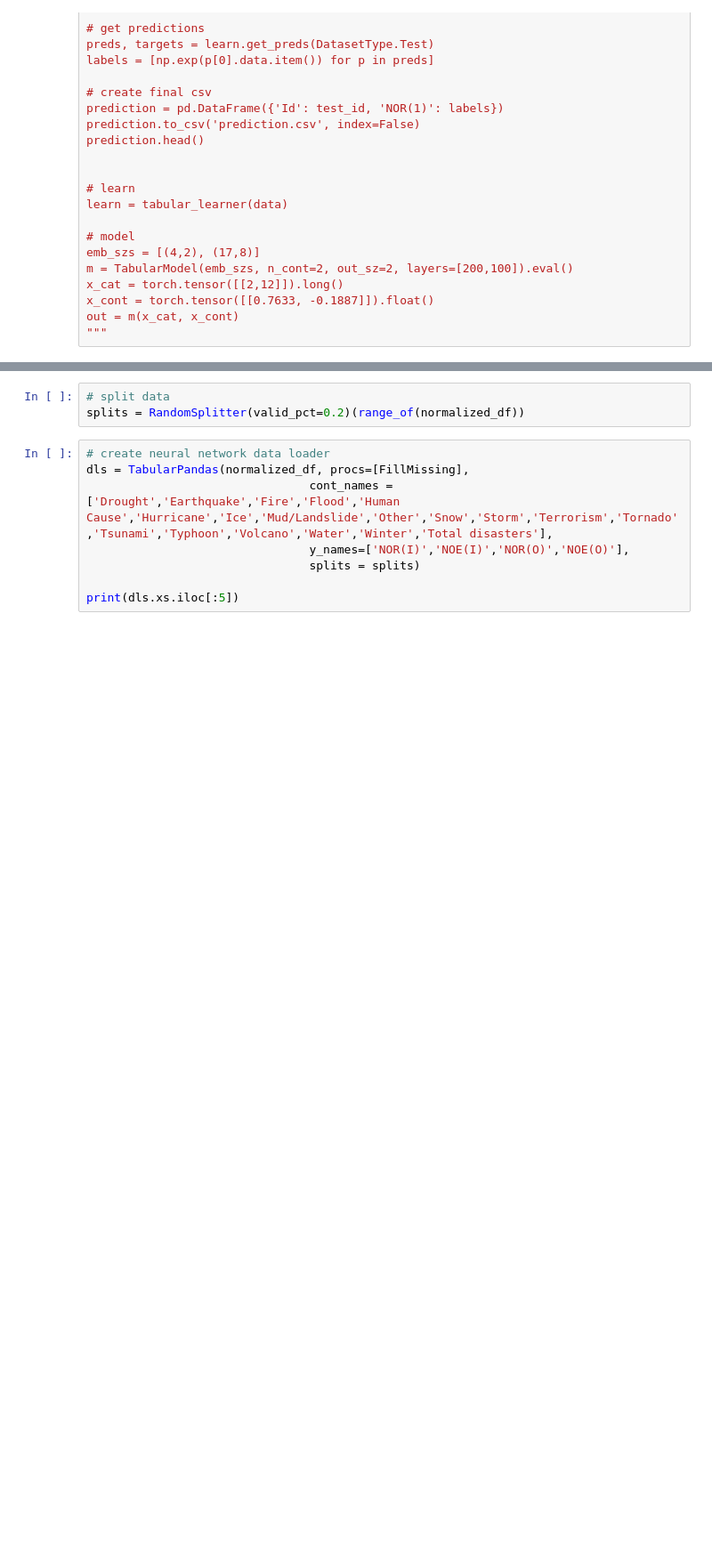
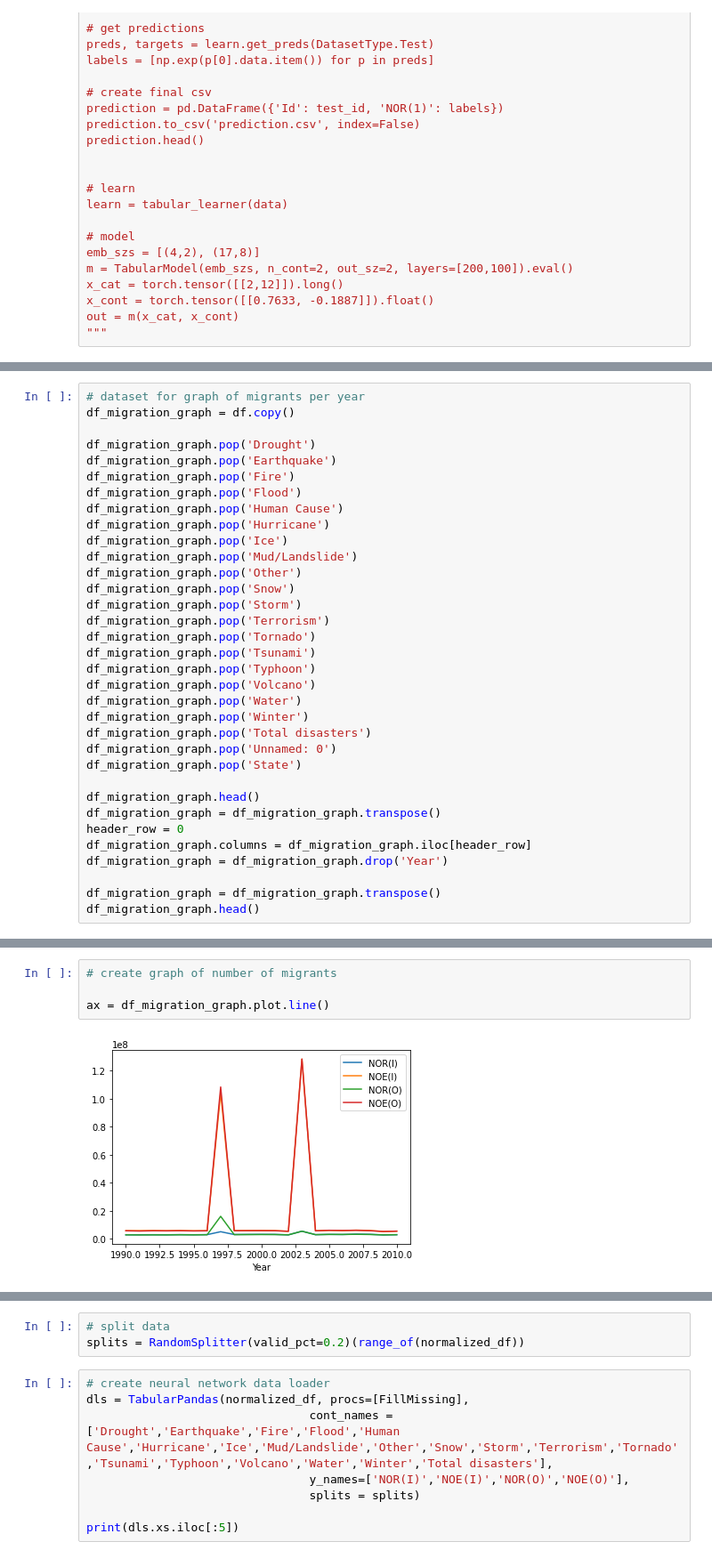
Before and after one commit to Suzanna-Neely-Yates/climate-displacement, a Jupyter notebook: code/notebook.ipynb, the cells around one changed output, grey strips where cells are left out. Shown: that part at 89% size. Drawn from its saved outputs; the diff is of its cells as text; blank space fills up the shorter version.

Commit message:
more charts

```diff
--- a/code/notebook.ipynb
+++ b/code/notebook.ipynb
@@ -841 +835,35 @@ df.head()
 5 rows × 26 columns
+# %%
+# dataset for graph of migrants per year
+df_migration_graph = df.copy()
+
+df_migration_graph.pop('Drought')
+df_migration_graph.pop('Earthquake')
+df_migration_graph.pop('Fire')
+df_migration_graph.pop('Flood')
+df_migration_graph.pop('Human Cause')
+df_migration_graph.pop('Hurricane')
+df_migration_graph.pop('Ice')
+df_migration_graph.pop('Mud/Landslide')
+df_migration_graph.pop('Other')
+df_migration_graph.pop('Snow')
+df_migration_graph.pop('Storm')
+df_migration_graph.pop('Terrorism')
+df_migration_graph.pop('Tornado')
+df_migration_graph.pop('Tsunami')
+df_migration_graph.pop('Typhoon')
+df_migration_graph.pop('Volcano')
+df_migration_graph.pop('Water')
+df_migration_graph.pop('Winter')
+df_migration_graph.pop('Total disasters')
+df_migration_graph.pop('Unnamed: 0')
+df_migration_graph.pop('State')
+
+df_migration_graph.head()
+df_migration_graph = df_migration_graph.transpose()
+header_row = 0
+df_migration_graph.columns = df_migration_graph.iloc[header_row]
+df_migration_graph = df_migration_graph.drop('Year')
+
+df_migration_graph = df_migration_graph.transpose()
+df_migration_graph.head()
@@ -841,0 +878,6 @@ df.head()
+# %%
+# create graph of number of migrants
+
+ax = df_migration_graph.plot.line()
+# %% [output]
+[figure, added]
```
Also changed, not shown: parts of 15 cells of this notebook, 1 other file.
